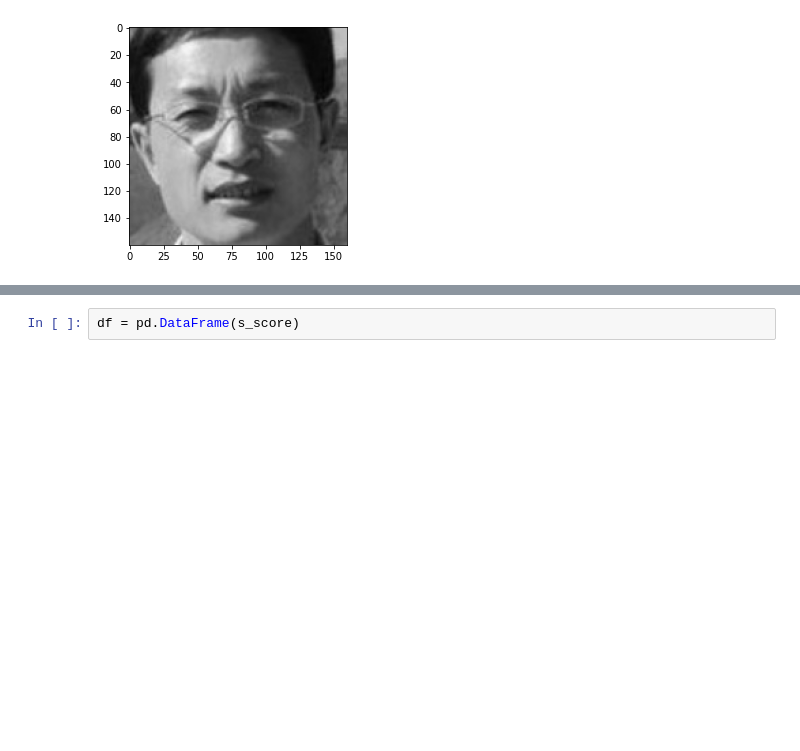
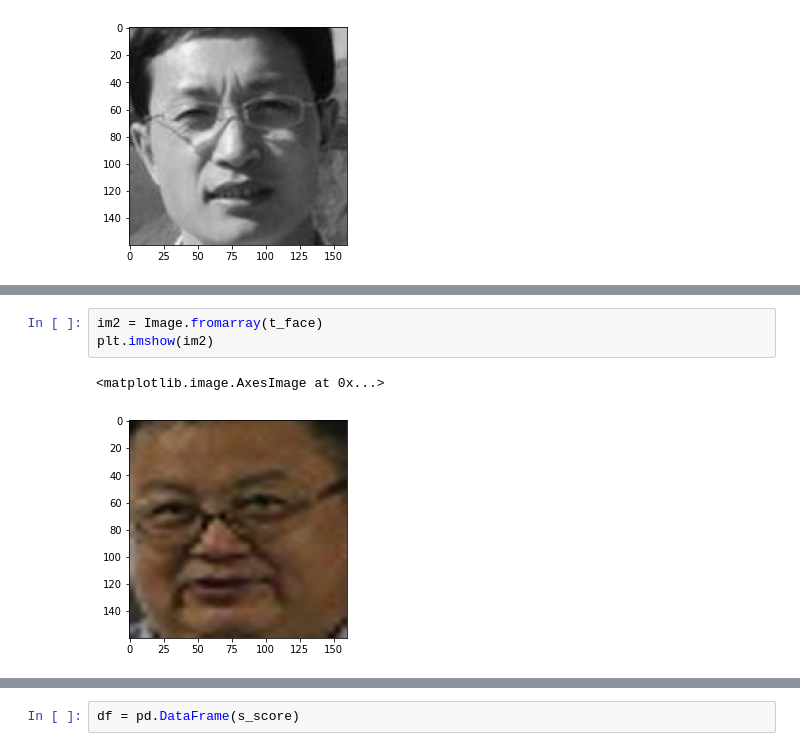
Before and after one commit to sidgan22/Attendance_Face_Recognition, a Jupyter notebook: Face_recog.ipynb, the cells around one changed output, grey strips where cells are left out. Saved outputs shown, nothing was run; the diff lists cells and outputs as text; blank space fills up the shorter version.

```diff
--- a/Face_recog.ipynb
+++ b/Face_recog.ipynb
@@ -286,0 +324,6 @@ plt.imshow(t_face2)
+# %%
+im2 = Image.fromarray(t_face)
+plt.imshow(im2)
+# %% [output]
+<matplotlib.image.AxesImage at 0x...>
+[figure, added]
```
Also changed, not shown: parts of 21 cells of this notebook.
